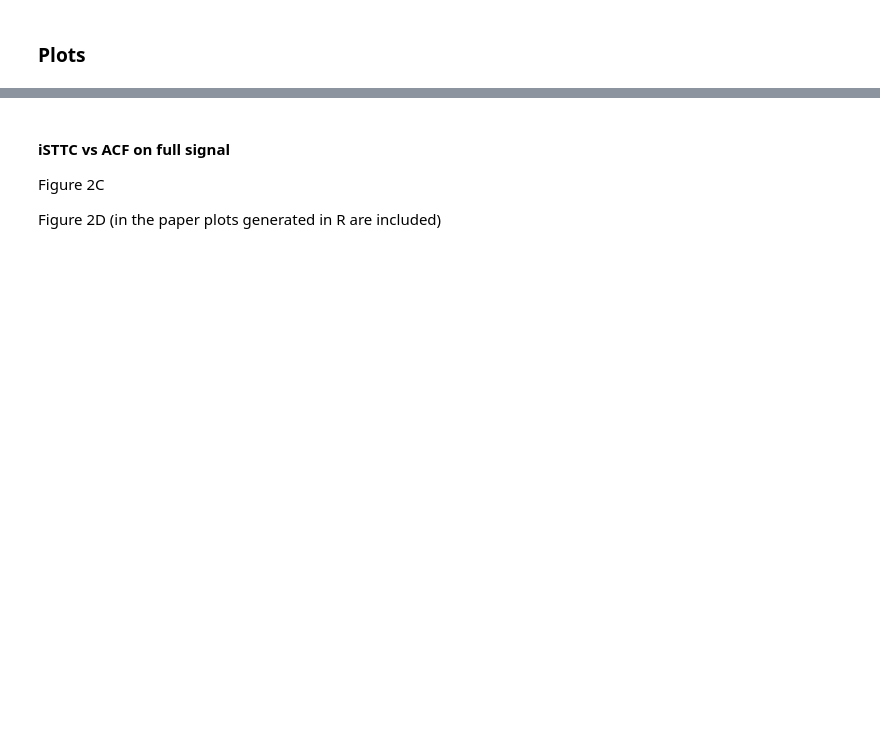
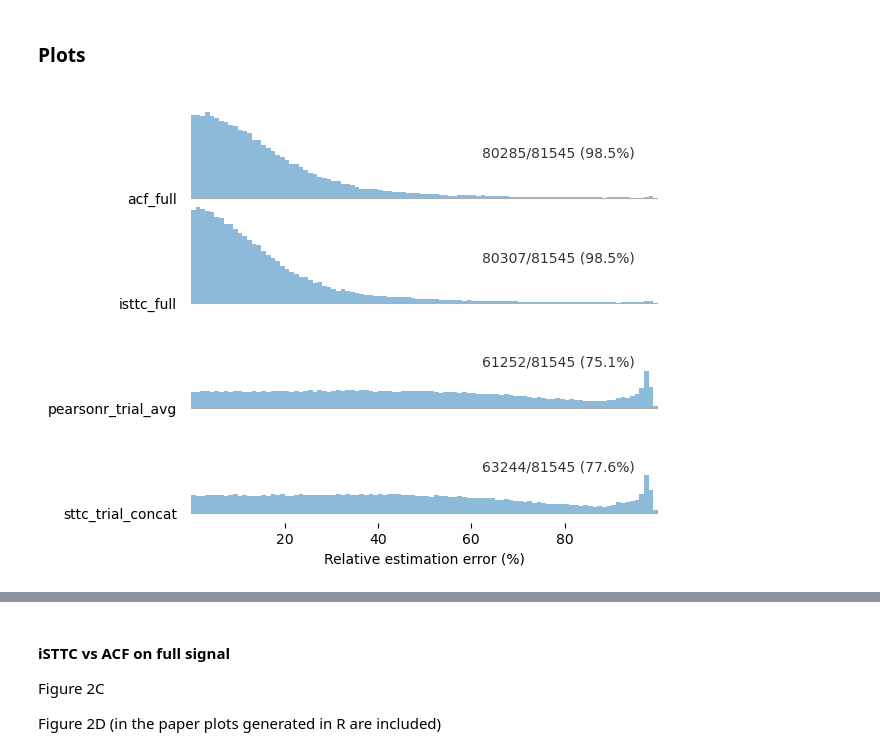
Before and after one commit to iinnpp/isttc, a Jupyter notebook: notebooks/synthetic/plot_taus_parametric_dataset.ipynb, the cells around one changed output, grey strips where cells are left out. Cells and saved outputs as stored; diff of their text form; code cells hidden in the pictures; blank space fills up the shorter version.

```diff
--- a/notebooks/synthetic/plot_taus_parametric_dataset.ipynb
+++ b/notebooks/synthetic/plot_taus_parametric_dataset.ipynb
@@ -82,0 +163,16 @@ Index(['unit_id', 'fr', 'alpha', 'lv', 'tau_ms_true', 'tau_diff_rel_pearsonr',
+# %%
+# get percentage of units with tau_ms in 100% error range
+mask = df_all['tau_diff_rel'].between(0, 100)
+tau_plot_long_0_100perc_df = (
+    df_all
+    .groupby('method')
+    .agg(
+        total       = ('tau_diff_rel', 'size'),
+        in_range    = ('tau_diff_rel', lambda x: x.between(0,100).sum())
+    )
+)
+tau_plot_long_0_100perc_df['percent_in_range'] = tau_plot_long_0_100perc_df['in_range'] / tau_plot_long_0_100perc_df['total'] * 100
+tau_plot_long_0_100perc_df = tau_plot_long_0_100perc_df.assign(
+    percent_in_range=lambda d: d['percent_in_range'].map("{:.1f}%".format)
+)
+tau_plot_long_0_100perc_df
@@ -92,0 +299,47 @@ trials_colors = [color_pearson_trail_avg, color_sttc_trail_avg, color_sttc_trail
+# %%
+fig, axes = joypy.joyplot(data=df_all.query('tau_diff_rel >= 0 and tau_diff_rel <= 100'),
+    by='method',
+    column='tau_diff_rel',
+    #range_style='own',
+    ylim = 'max',
+    grid="y",
+    #kind='kde',
+    hist=True, bins=100, fill=False,
+    overlap=0.1,
+    alpha=0.5,
+    linewidth=1,
+    x_range=[0,100]
+)
+
+#axes[-1].axvline(x=100, color='k', lw=0.5)
+
+axes[-1].set_xlabel('Relative estimation error (%)')
+#fig.suptitle('1000ms trials (n=40) vs full signal, tau = 100ms', y=1.05)
+
+
+method_order = [
+    'acf_full',
+    'isttc_full',
+    'pearsonr_trial_avg',
+    'sttc_trial_concat',
+]
+for ax, method in zip(axes, method_order):
+    tot    = tau_plot_long_0_100perc_df.at[method, 'total']
+    inn    = tau_plot_long_0_100perc_df.at[method, 'in_range']
+    pct    = tau_plot_long_0_100perc_df.at[method, 'percent_in_range']
+    txt    = f"{inn}/{tot} ({pct})"
+    # place in axis‐relative coords (x=95% from left, y=center)
+    ax.text(
+        0.95, 0.5, txt,
+        transform = ax.transAxes,
+        ha        = 'right',
+        va        = 'center',
+        fontsize  = 10,
+        alpha     = 0.8
+    )
+
+if save_fig:
+    plt.savefig(fig_folder + 'parametric_4_methods_one_trial_impl_rel_error_hist.png' , bbox_inches='tight', dpi=300)
+    plt.savefig(fig_folder + 'parametric_4_methods_one_trial_impl_rel_error_hist.svg' , bbox_inches='tight')
+# %% [output]
+[figure, added]
```
Also changed, not shown: parts of 24 cells of this notebook, 4 other files.
